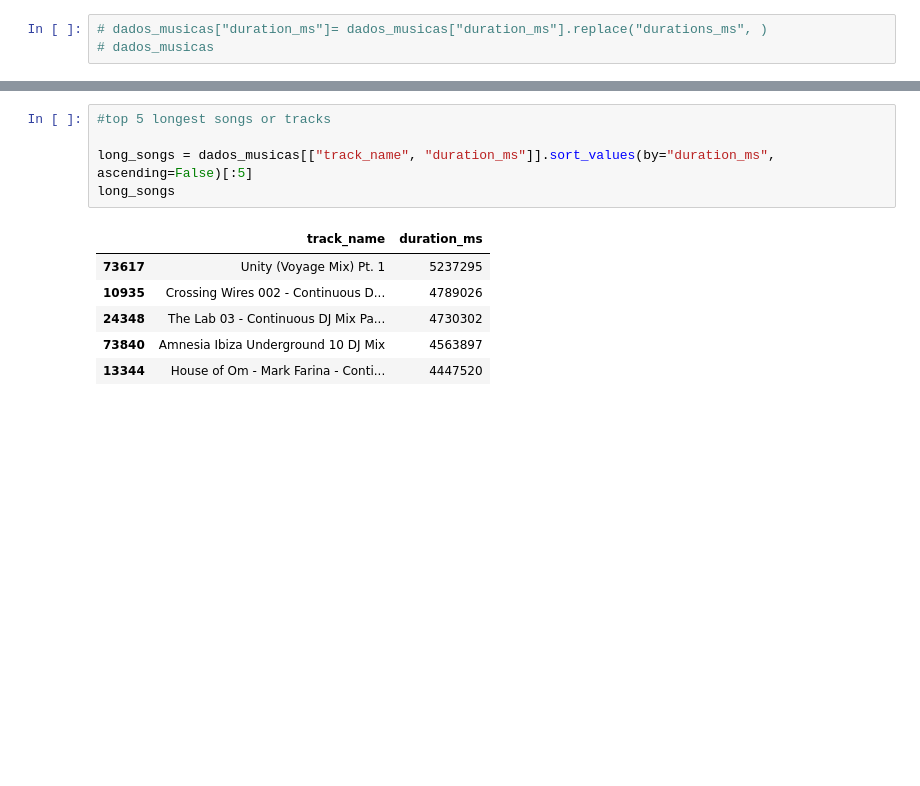
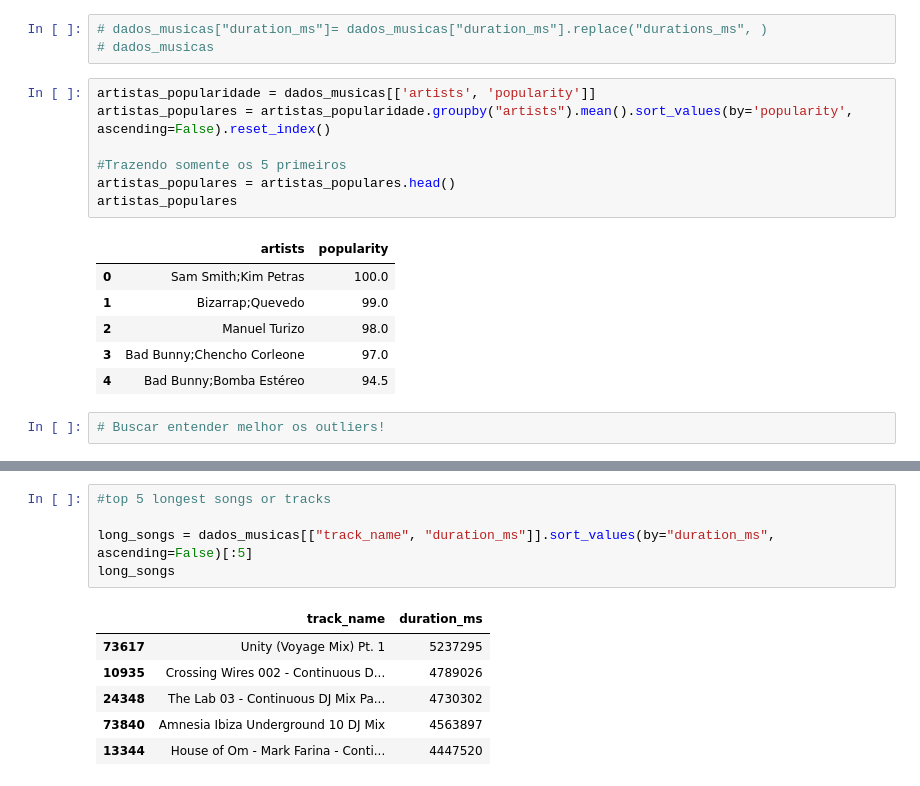
Before and after one commit to letpires/7DaysOfCodeSpotifyML, a Jupyter notebook: DIA 01 - Coleta de dados e Análise Exploratória/DIA_01_Coleta_de_dados_e_Análise_Exploratória.ipynb, the cells around one changed output, grey strips where cells are left out. Drawn from its saved outputs; the diff is of its cells as text; blank space fills up the shorter version.

```diff
--- a/DIA 01 - Coleta de dados e Análise Exploratória/DIA_01_Coleta_de_dados_e_Análise_Exploratória.ipynb
+++ b/DIA 01 - Coleta de dados e Análise Exploratória/DIA_01_Coleta_de_dados_e_Análise_Exploratória.ipynb
@@ -285,3 +285,19 @@ Name: duration_ms, Length: 113550, dtype: int64
 # %%
 # dados_musicas["duration_ms"]= dados_musicas["duration_ms"].replace("durations_ms", )
 # dados_musicas
+# %%
+artistas_popularidade = dados_musicas[['artists', 'popularity']]
+artistas_populares = artistas_popularidade.groupby("artists").mean().sort_values(by='popularity', ascending=False).reset_index()
+
+#Trazendo somente os 5 primeiros
+artistas_populares = artistas_populares.head()
+artistas_populares
+# %% [output]
+|  | artists | popularity |
+| 0 | Sam Smith;Kim Petras | 100.0 |
+| 1 | Bizarrap;Quevedo | 99.0 |
+| 2 | Manuel Turizo | 98.0 |
+| 3 | Bad Bunny;Chencho Corleone | 97.0 |
+| 4 | Bad Bunny;Bomba Estéreo | 94.5 |
+# %%
+# Buscar entender melhor os outliers!
```
Also changed, not shown: parts of 10 cells of this notebook.
